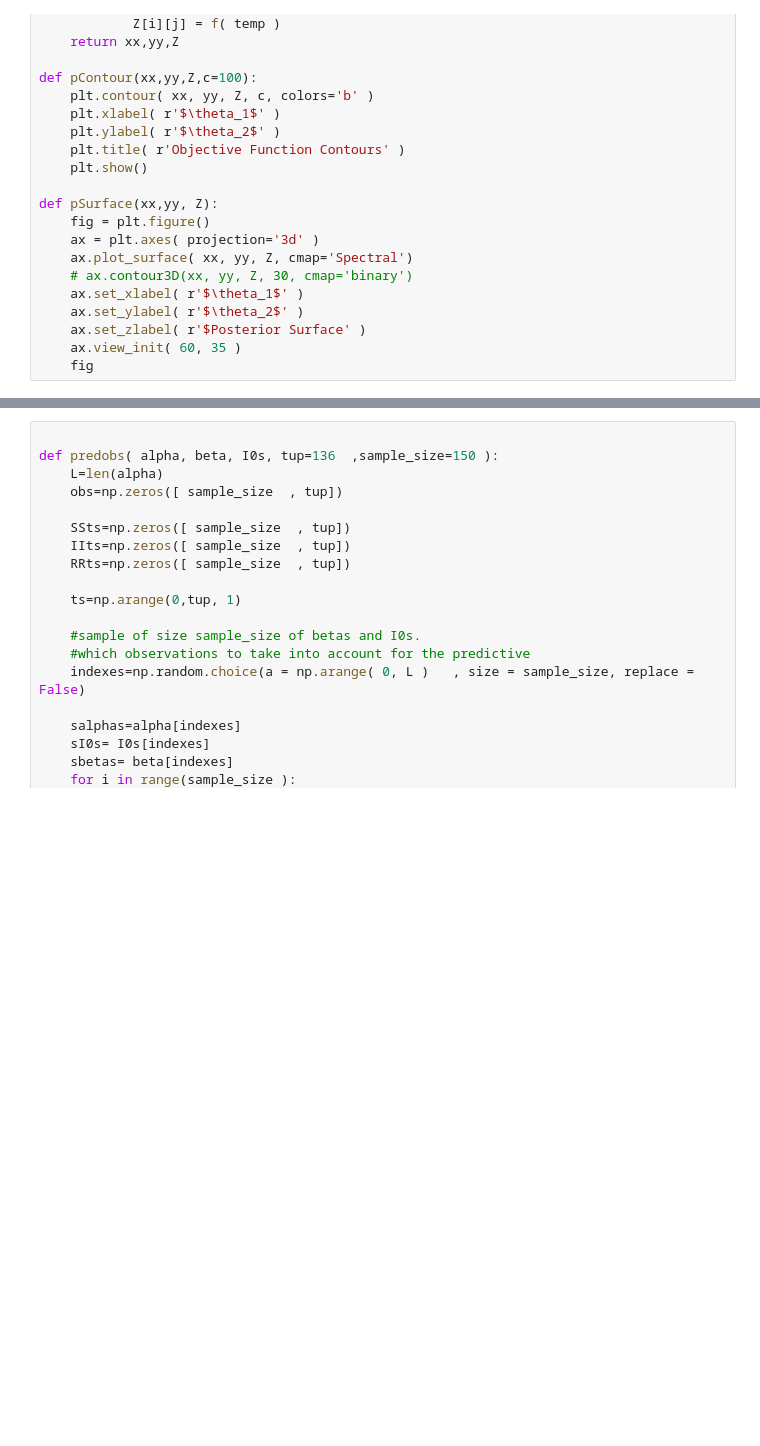
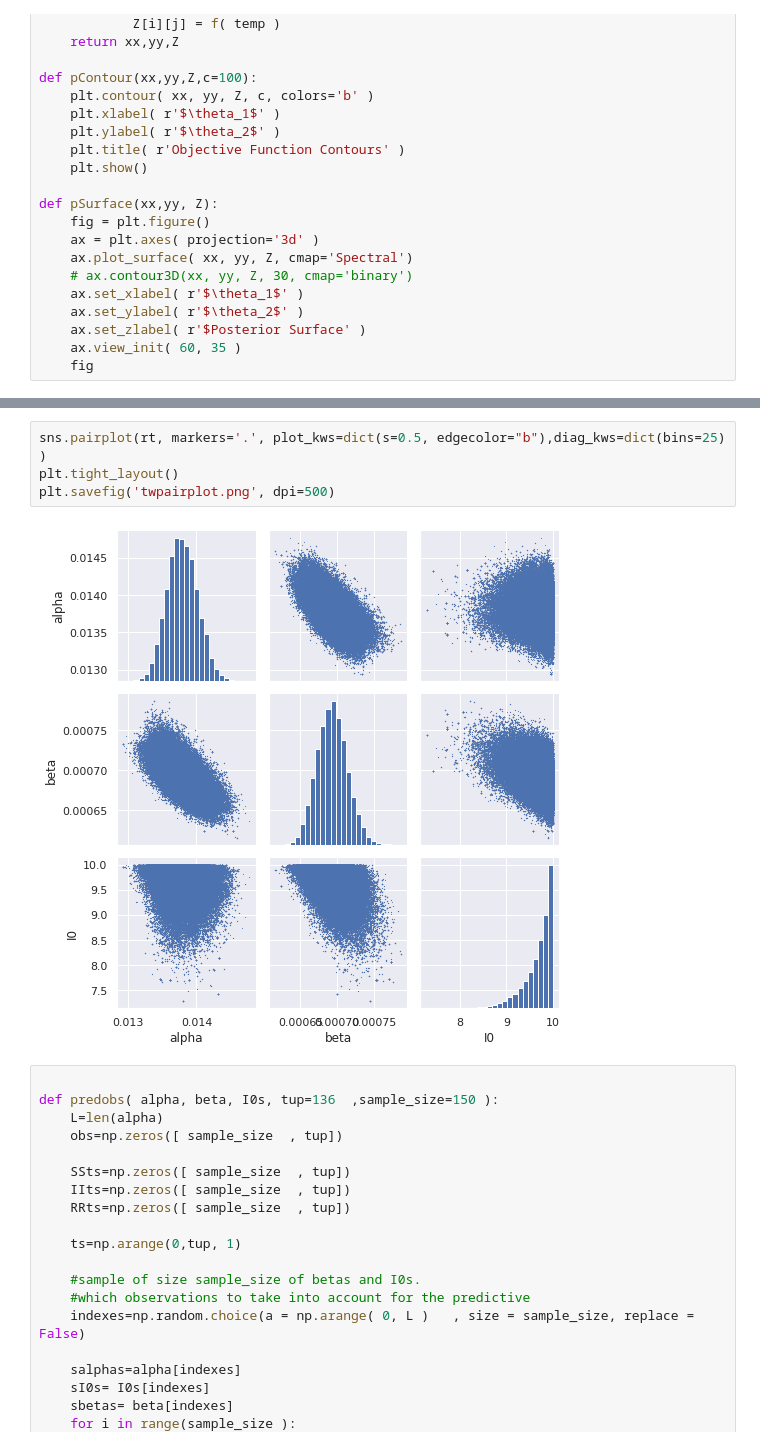
Before and after one commit to jear2412/BUQ-ODEsMCMC, a Jupyter notebook: BlackPlague-SIR.ipynb, the cells around one changed output, grey strips where cells are left out. Cells and saved outputs as stored; diff of their text form; blank space fills up the shorter version.

```diff
--- a/BlackPlague-SIR.ipynb
+++ b/BlackPlague-SIR.ipynb
@@ -285,3 +374,9 @@ sns.pairplot(tresults, markers='.', plot_kws=dict(s=1, edgecolor="b"),diag_kws=d
+# %%
+sns.pairplot(rt, markers='.', plot_kws=dict(s=0.5, edgecolor="b"),diag_kws=dict(bins=25) )
+plt.tight_layout()
+plt.savefig('twpairplot.png', dpi=500)
+# %% [output]
+[figure, added]
 # %%
 
 def predobs( alpha, beta, I0s, tup=136  ,sample_size=150 ):
```
Also changed, not shown: parts of 66 cells of this notebook.
